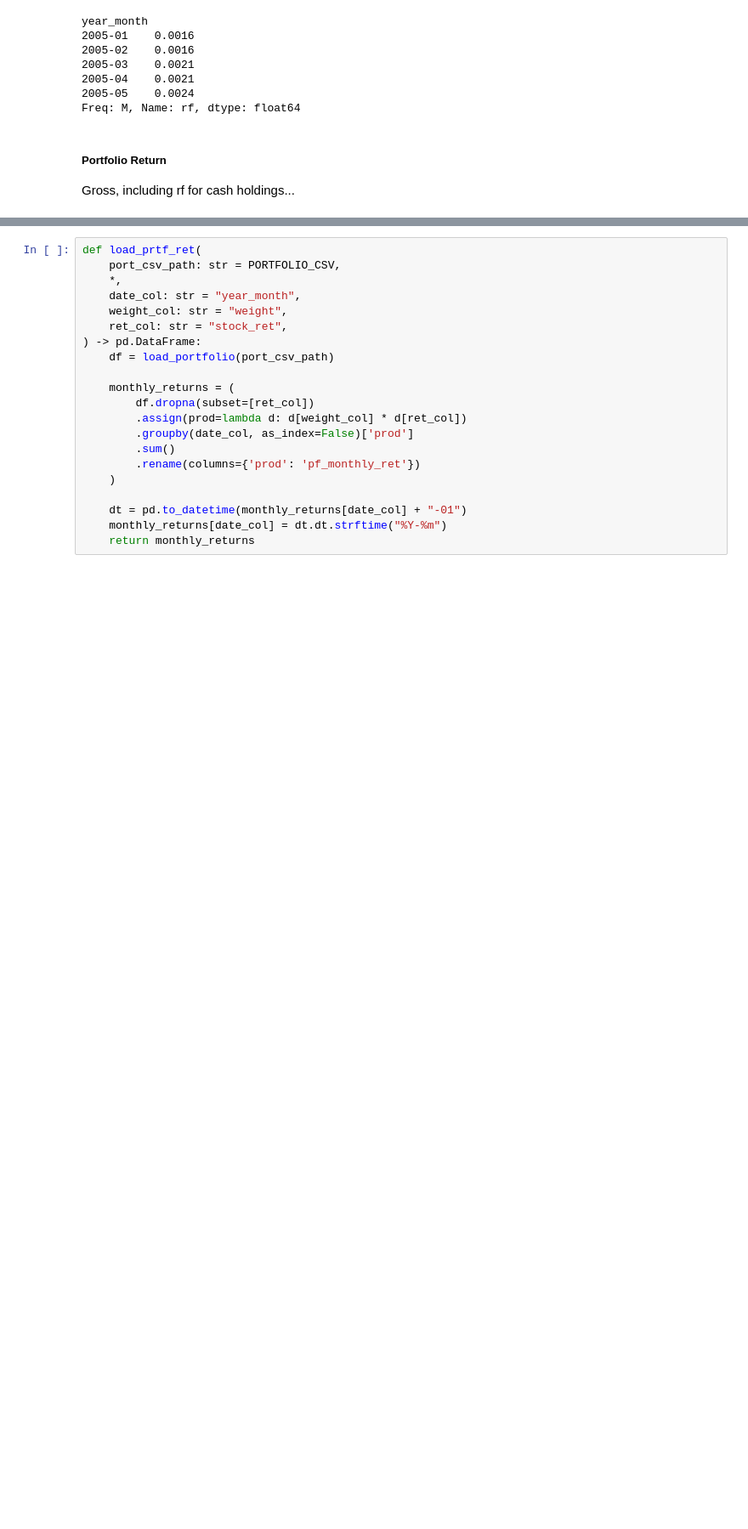
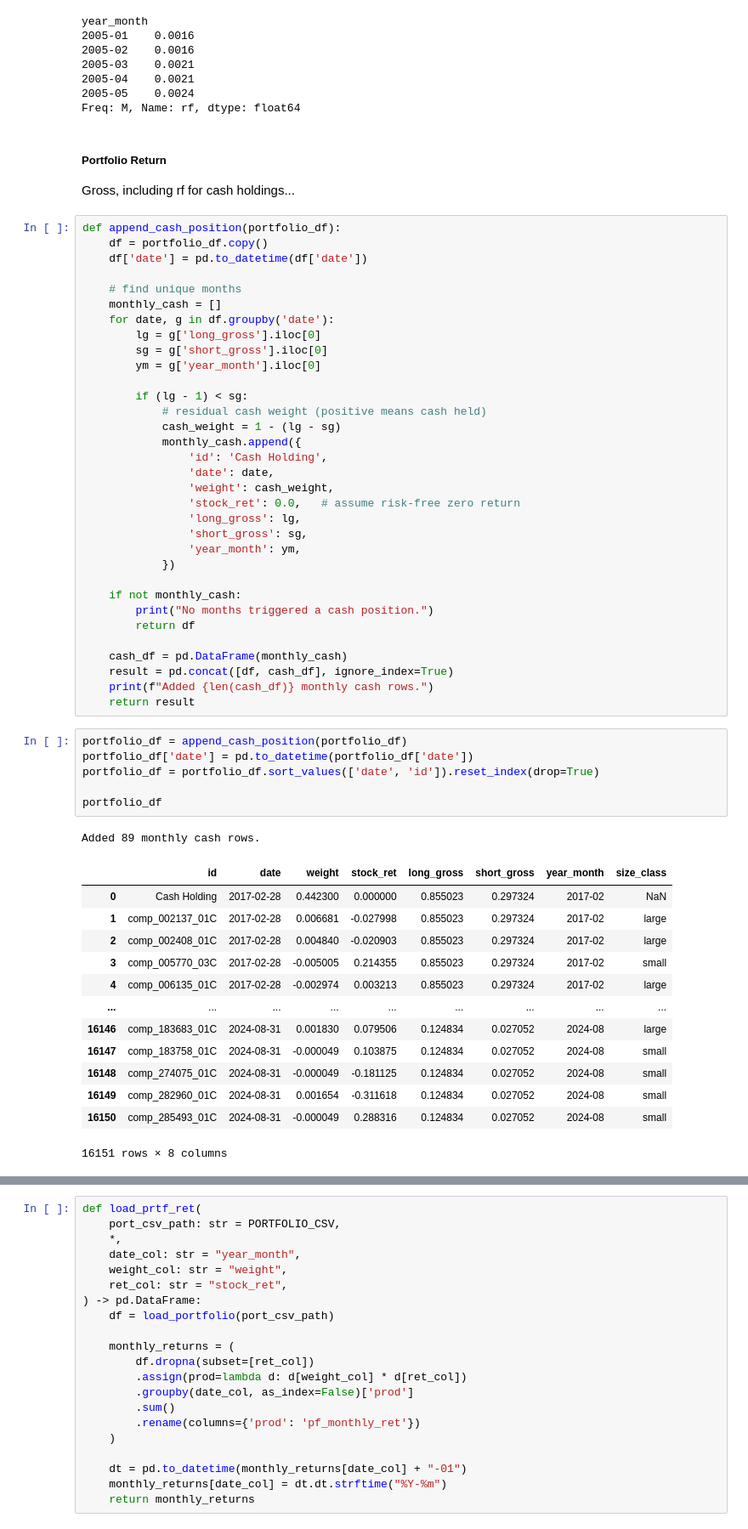
Before and after one commit to ErikHunter04/website, a Jupyter notebook: Evaluate.ipynb, the cells around one changed output, grey strips where cells are left out. Shown at 85% size. Drawn from its saved outputs; the diff is of its cells as text; blank space fills up the shorter version.

```diff
--- a/Evaluate.ipynb
+++ b/Evaluate.ipynb
@@ -383,3 +318,57 @@ Freq: M, Name: rf, dtype: float64
 # %% [markdown]
 ##### Portfolio Return
 Gross, including rf for cash holdings...
+# %%
+def append_cash_position(portfolio_df):
+    df = portfolio_df.copy()
+    df['date'] = pd.to_datetime(df['date'])
+
+    # find unique months
+    monthly_cash = []
+    for date, g in df.groupby('date'):
+        lg = g['long_gross'].iloc[0]
+        sg = g['short_gross'].iloc[0]
+        ym = g['year_month'].iloc[0]
+
+        if (lg - 1) < sg:
+            # residual cash weight (positive means cash held)
+            cash_weight = 1 - (lg - sg)
+            monthly_cash.append({
+                'id': 'Cash Holding',
+                'date': date,
+                'weight': cash_weight,
+                'stock_ret': 0.0,   # assume risk-free zero return
+                'long_gross': lg,
+                'short_gross': sg,
+                'year_month': ym,
+            })
+
+    if not monthly_cash:
+        print("No months triggered a cash position.")
+        return df
+
+    cash_df = pd.DataFrame(monthly_cash)
+    result = pd.concat([df, cash_df], ignore_index=True)
+    print(f"Added {len(cash_df)} monthly cash rows.")
+    return result
+# %%
+portfolio_df = append_cash_position(portfolio_df)
+portfolio_df['date'] = pd.to_datetime(portfolio_df['date'])
+portfolio_df = portfolio_df.sort_values(['date', 'id']).reset_index(drop=True)
+
+portfolio_df
+# %% [output]
+Added 89 monthly cash rows.
+|  | id | date | weight | stock_ret | long_gross | short_gross | year_month | size_class |
+| 0 | Cash Holding | 2017-02-28 | 0.442300 | 0.000000 | 0.855023 | 0.297324 | 2017-02 | NaN |
+| 1 | comp_002137_01C | 2017-02-28 | 0.006681 | -0.027998 | 0.855023 | 0.297324 | 2017-02 | large |
+| 2 | comp_002408_01C | 2017-02-28 | 0.004840 | -0.020903 | 0.855023 | 0.297324 | 2017-02 | large |
+| 3 | comp_005770_03C | 2017-02-28 | -0.005005 | 0.214355 | 0.855023 | 0.297324 | 2017-02 | small |
+| 4 | comp_006135_01C | 2017-02-28 | -0.002974 | 0.003213 | 0.855023 | 0.297324 | 2017-02 | large |
+| ... | ... | ... | ... | ... | ... | ... | ... | ... |
+| 16146 | comp_183683_01C | 2024-08-31 | 0.001830 | 0.079506 | 0.124834 | 0.027052 | 2024-08 | large |
+| 16147 | comp_183758_01C | 2024-08-31 | -0.000049 | 0.103875 | 0.124834 | 0.027052 | 2024-08 | small |
+| 16148 | comp_274075_01C | 2024-08-31 | -0.000049 | -0.181125 | 0.124834 | 0.027052 | 2024-08 | small |
+| 16149 | comp_282960_01C | 2024-08-31 | 0.001654 | -0.311618 | 0.124834 | 0.027052 | 2024-08 | small |
+| 16150 | comp_285493_01C | 2024-08-31 | -0.000049 | 0.288316 | 0.124834 | 0.027052 | 2024-08 | small |
+16151 rows × 8 columns
```
Also changed, not shown: parts of 5 cells of this notebook.
